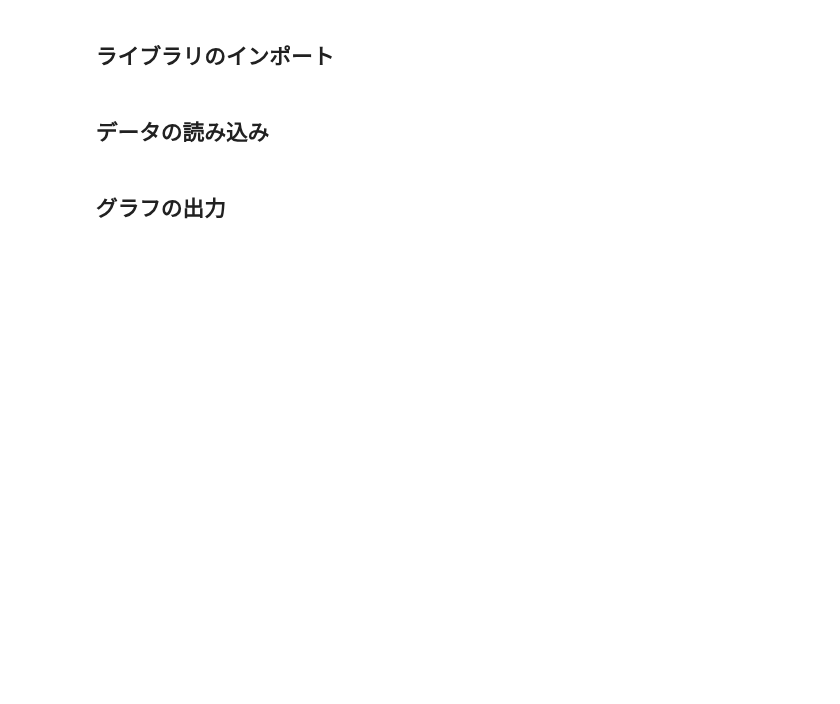
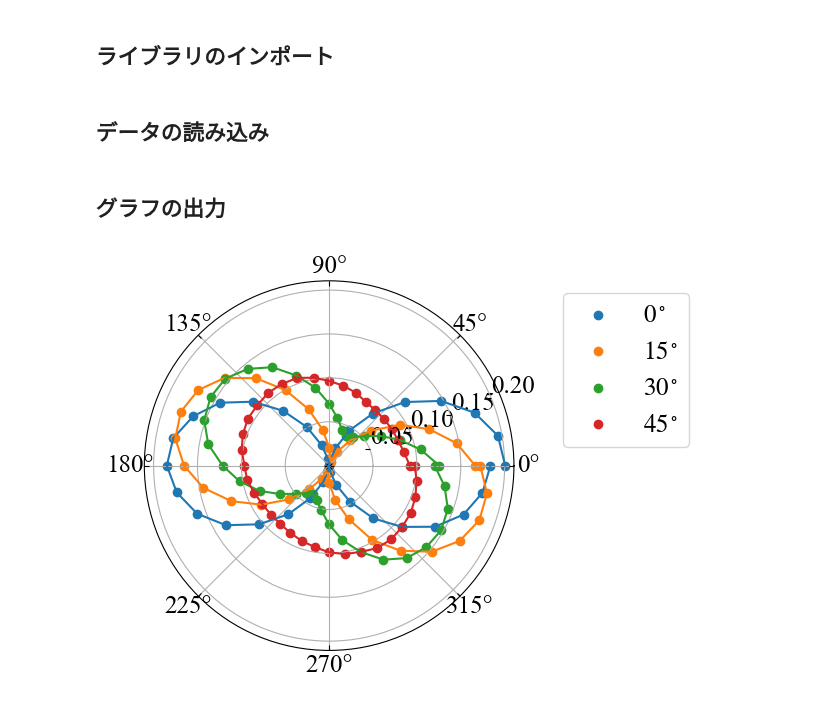
Before and after one commit to xiang-gong3944/----, a Jupyter notebook: 2024_11_29_Faraday/data/11_29.ipynb, the cells around one changed output. Saved outputs shown, nothing was run; the diff lists cells and outputs as text; code cells hidden in the pictures; blank space fills up the shorter version.

```diff
--- a/2024_11_29_Faraday/data/11_29.ipynb
+++ b/2024_11_29_Faraday/data/11_29.ipynb
@@ -162,3 +162,44 @@ plt.savefig("../image/11_29_03.png",  bbox_inches='tight')
 plt.show()
 
 del f, ax1
+# %%
+f = plt.figure()
+ax1 = f.add_subplot(111, projection="polar")
+ax1.yaxis.set_ticks_position('both')
+ax1.xaxis.set_ticks_position('both')
+plt.rcParams['xtick.direction'] = 'in'
+plt.rcParams['ytick.direction'] = 'in'
+
+plt.rcParams['font.size'] = font_size
+plt.rcParams['font.family'] ='Times New Roman'
+plt.rcParams['mathtext.fontset'] = 'stix'
+
+# ax1.set_xlim(0,360)
+# ax1.set_xticks(np.linspace(0,360, 9))
+# ax1.set_ylim(0,0.25)
+
+# ax1.set_xlabel("angle (deg)")
+# ax1.set_ylabel("Intensity (arb. unit)")
+
+angle_rad = angle*np.pi/180
+
+ax1.scatter(angle_rad, circular00, label="$0^\circ$")
+ax1.plot(angle_rad, circular00)
+
+ax1.scatter(angle_rad, circular15, label="$15^\circ$")
+ax1.plot(angle_rad, circular15)
+
+ax1.scatter(angle_rad, circular30, label="$30^\circ$")
+ax1.plot(angle_rad, circular30)
+
+ax1.scatter(angle_rad, circular45, label="$45^\circ$")
+ax1.plot(angle_rad, circular45)
+
+ax1.legend( loc='upper left', bbox_to_anchor=(1.1, 1))
+
+plt.savefig("../image/11_29_04.png",  bbox_inches='tight')
+plt.show()
+
+del f, ax1
+# %% [output]
+[figure, added]
```
Also changed, not shown: 5 other files.
